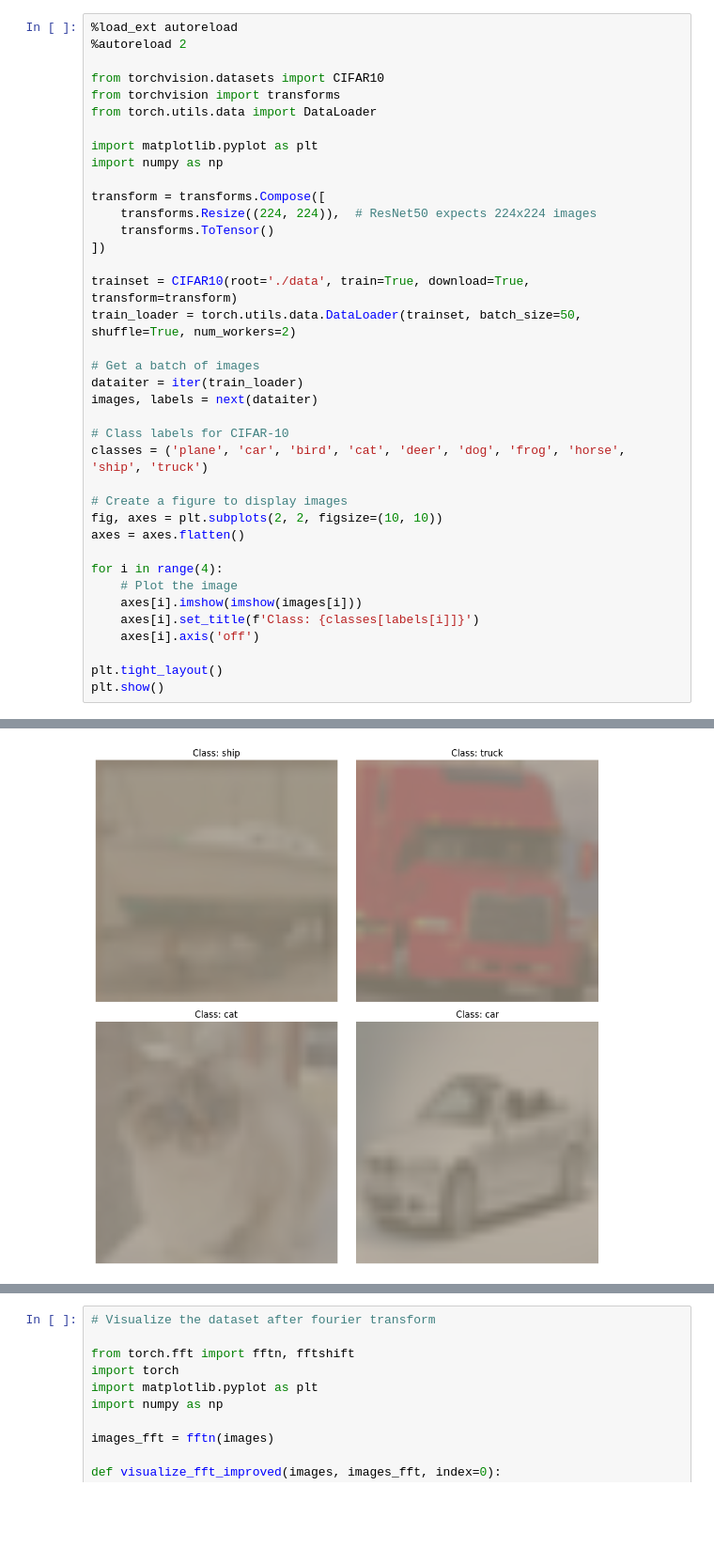
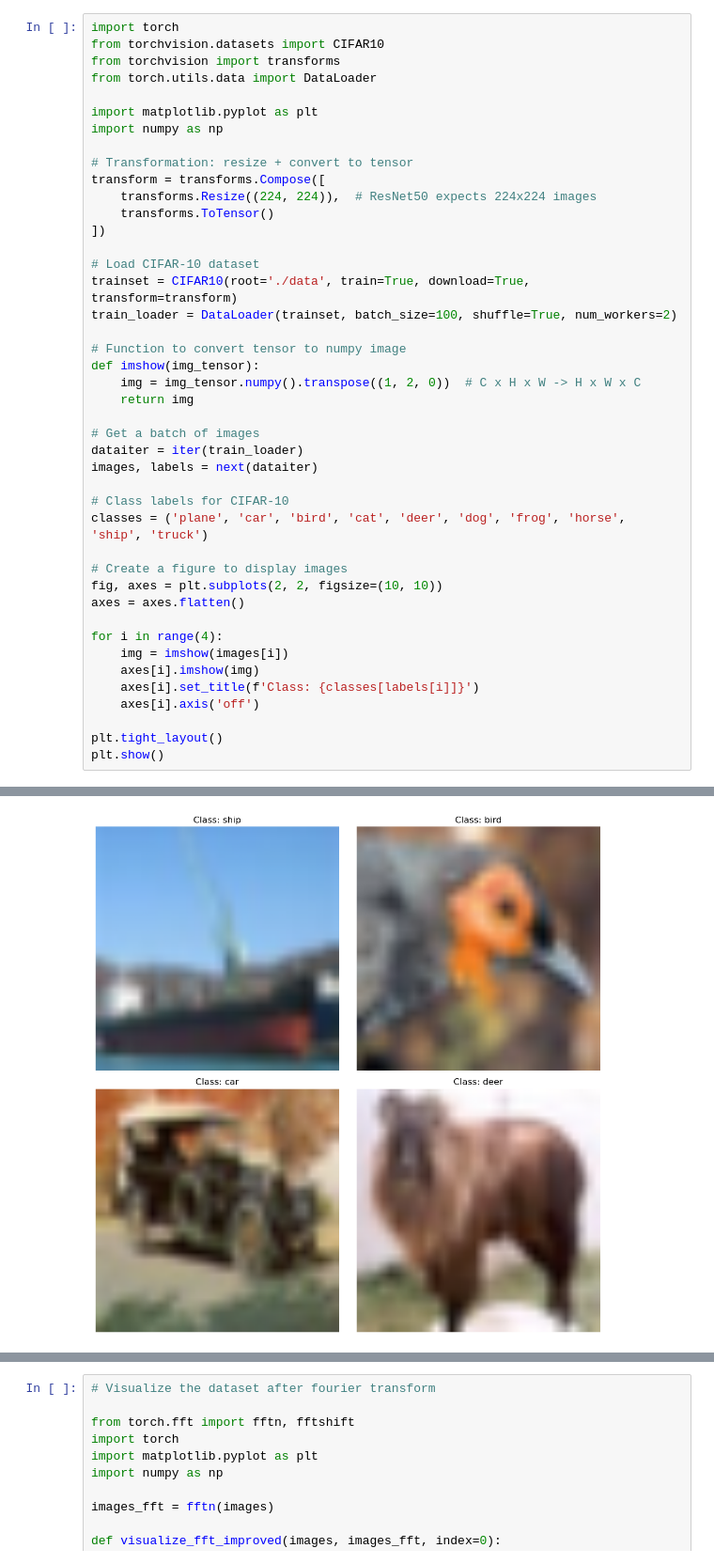
Before and after one commit to BosonicJustin/CLTheory, a Jupyter notebook: Isomorphic Augmentation Test.ipynb, the cells around one changed output, grey strips where cells are left out. Shown at 94% size. Drawn from its saved outputs; the diff is of its cells as text; blank space fills up the shorter version.

```diff
--- a/Isomorphic Augmentation Test.ipynb
+++ b/Isomorphic Augmentation Test.ipynb
@@ -82,7 +104,5 @@ class SimCLR(nn.Module):
 # %%
-%load_ext autoreload
-%autoreload 2
-
+import torch
 from torchvision.datasets import CIFAR10
 from torchvision import transforms
 from torch.utils.data import DataLoader
@@ -90,13 +110,20 @@ from torch.utils.data import DataLoader
 import matplotlib.pyplot as plt
 import numpy as np
 
+# Transformation: resize + convert to tensor
 transform = transforms.Compose([
     transforms.Resize((224, 224)),  # ResNet50 expects 224x224 images
     transforms.ToTensor()
 ])
 
+# Load CIFAR-10 dataset
 trainset = CIFAR10(root='./data', train=True, download=True, transform=transform)
-train_loader = torch.utils.data.DataLoader(trainset, batch_size=50, shuffle=True, num_workers=2)
+train_loader = DataLoader(trainset, batch_size=100, shuffle=True, num_workers=2)
+
+# Function to convert tensor to numpy image
+def imshow(img_tensor):
+    img = img_tensor.numpy().transpose((1, 2, 0))  # C x H x W -> H x W x C
+    return img
 
 # Get a batch of images
 dataiter = iter(train_loader)
@@ -110,8 +137,8 @@ fig, axes = plt.subplots(2, 2, figsize=(10, 10))
 axes = axes.flatten()
 
 for i in range(4):
-    # Plot the image
-    axes[i].imshow(imshow(images[i]))
+    img = imshow(images[i])
+    axes[i].imshow(img)
     axes[i].set_title(f'Class: {classes[labels[i]]}')
     axes[i].axis('off')
 
@@ -123,4 +149,4 @@ The autoreload extension is already loaded. To reload it, use:
-[figure, old version]
+[figure, new version]
 # %%
 import torchvision.models as models
 import matplotlib.pyplot as plt
```
Also changed, not shown: parts of 5 cells of this notebook.
